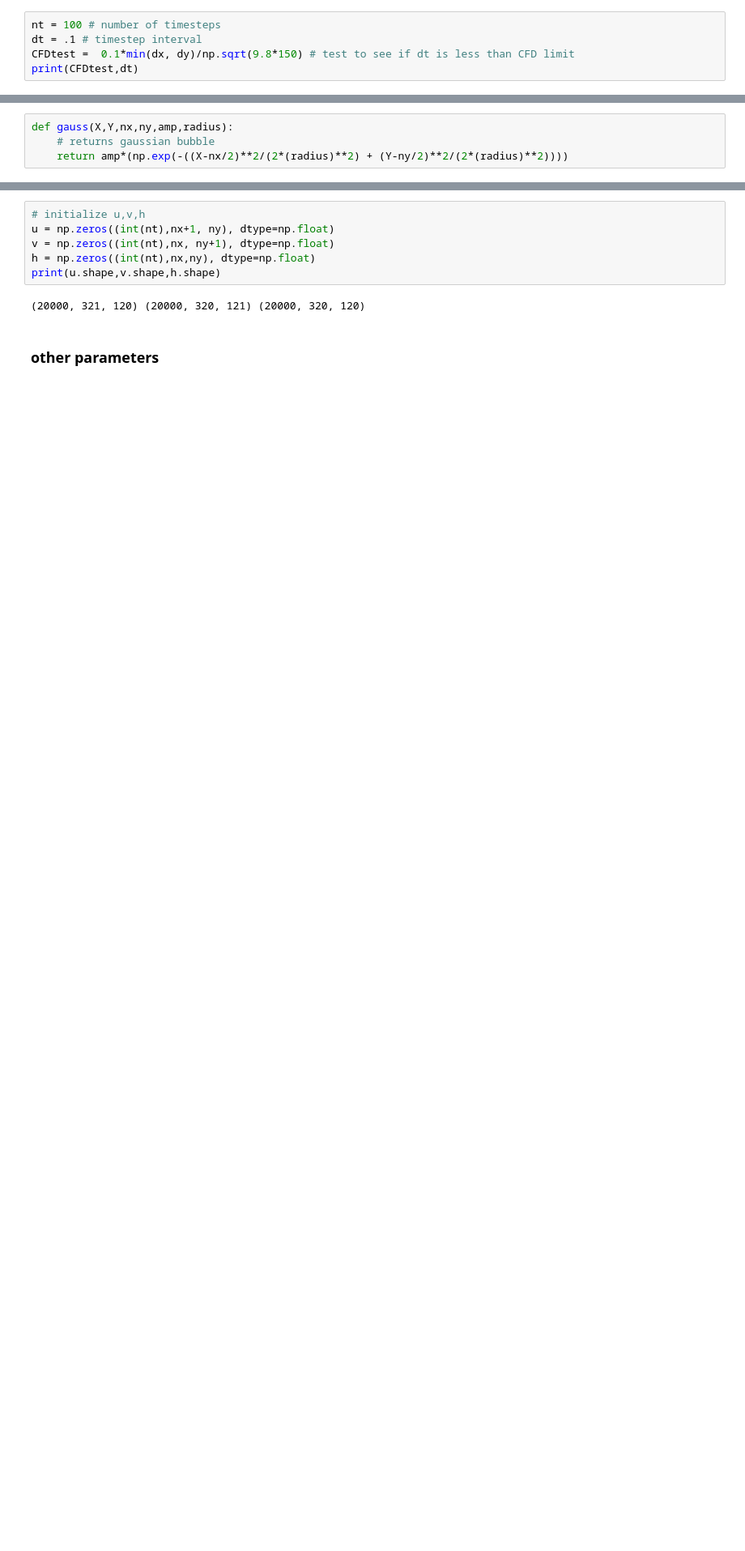
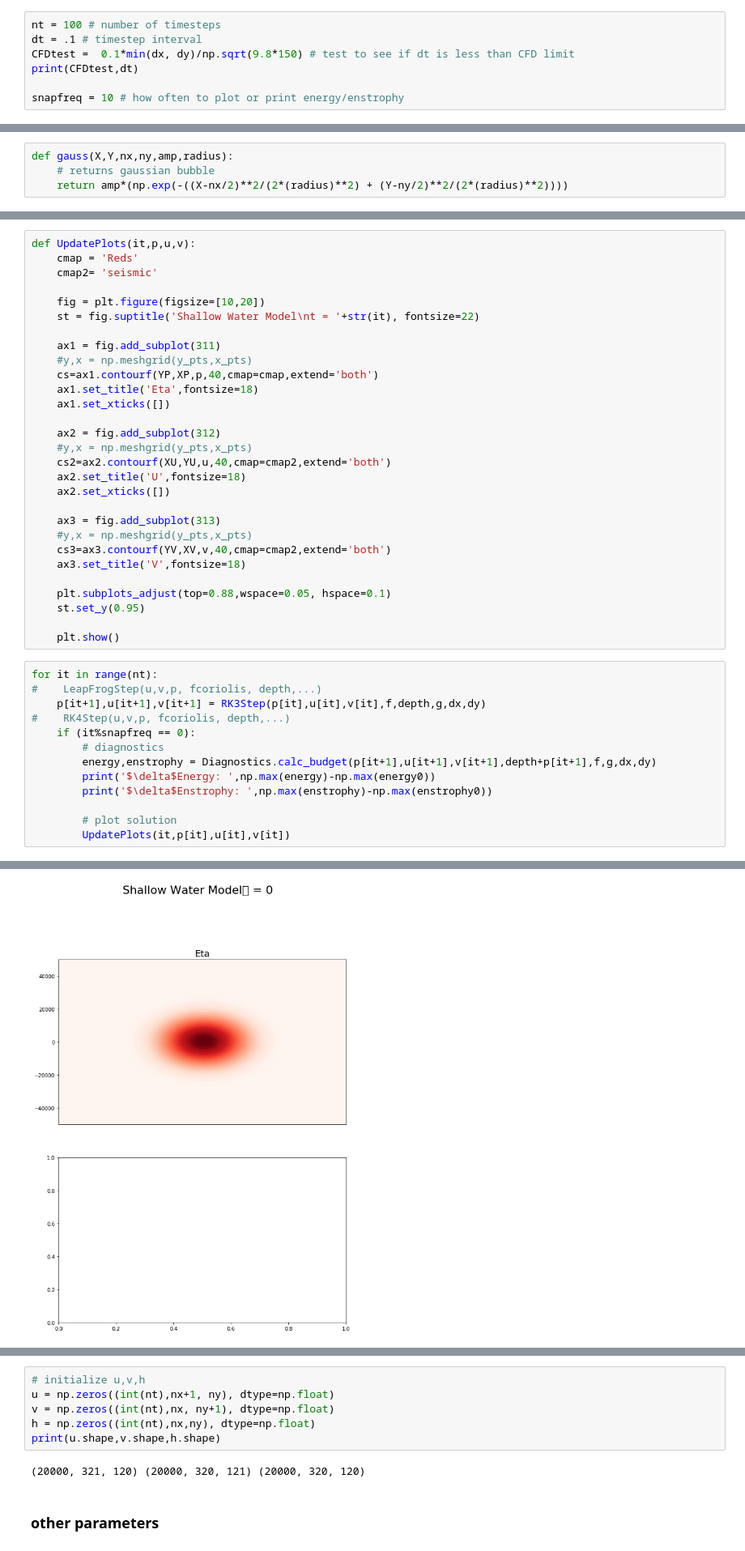
Before and after one commit to kelseymalloy/CFD, a Jupyter notebook: SWM.ipynb, the cells around one changed output, grey strips where cells are left out. Shown at 81% size. Saved outputs shown, nothing was run; the diff lists cells and outputs as text; blank space fills up the shorter version.

```diff
--- a/SWM.ipynb
+++ b/SWM.ipynb
@@ -64,6 +63,8 @@ nt = 100 # number of timesteps
 dt = .1 # timestep interval
 CFDtest =  0.1*min(dx, dy)/np.sqrt(9.8*150) # test to see if dt is less than CFD limit
 print(CFDtest,dt)
+
+snapfreq = 10 # how often to plot or print energy/enstrophy
 # %% [output]
 0.26082026547865056 0.1
 # %% [markdown]
@@ -109,0 +214,43 @@ budgets0 = calc_budget(p,u,v,D+p,f)
+# %%
+def UpdatePlots(it,p,u,v):
+    cmap = 'Reds'
+    cmap2= 'seismic'
+
+    fig = plt.figure(figsize=[10,20])
+    st = fig.suptitle('Shallow Water Model\nt = '+str(it), fontsize=22)
+
+    ax1 = fig.add_subplot(311)
+    #y,x = np.meshgrid(y_pts,x_pts)
+    cs=ax1.contourf(YP,XP,p,40,cmap=cmap,extend='both')
+    ax1.set_title('Eta',fontsize=18)
+    ax1.set_xticks([])
+
+    ax2 = fig.add_subplot(312)
+    #y,x = np.meshgrid(y_pts,x_pts)
+    cs2=ax2.contourf(XU,YU,u,40,cmap=cmap2,extend='both')
+    ax2.set_title('U',fontsize=18)
+    ax2.set_xticks([])
+
+    ax3 = fig.add_subplot(313)
+    #y,x = np.meshgrid(y_pts,x_pts)
+    cs3=ax3.contourf(YV,XV,v,40,cmap=cmap2,extend='both')
+    ax3.set_title('V',fontsize=18)
+
+    plt.subplots_adjust(top=0.88,wspace=0.05, hspace=0.1)
+    st.set_y(0.95)
+
+    plt.show()
+# %%
+for it in range(nt):
+#    LeapFrogStep(u,v,p, fcoriolis, depth,...)
+    p[it+1],u[it+1],v[it+1] = RK3Step(p[it],u[it],v[it],f,depth,g,dx,dy)
+#    RK4Step(u,v,p, fcoriolis, depth,...)
+    if (it%snapfreq == 0):
+        # diagnostics
+        energy,enstrophy = Diagnostics.calc_budget(p[it+1],u[it+1],v[it+1],depth+p[it+1],f,g,dx,dy)
+        print('$\delta$Energy: ',np.max(energy)-np.max(energy0))
+        print('$\delta$Enstrophy: ',np.max(enstrophy)-np.max(enstrophy0))
+
+        # plot solution
+        UpdatePlots(it,p[it],u[it],v[it])
+# %% [output]
@@ -110,3 +260,4 @@ budgets0 = calc_budget(p,u,v,D+p,f)
+[figure, added]
 # %%
 nt=20000 # eventually need these many timesteps
 nx=320 # number of pts/indices
```
Also changed, not shown: parts of 10 cells of this notebook, 1 other file.
